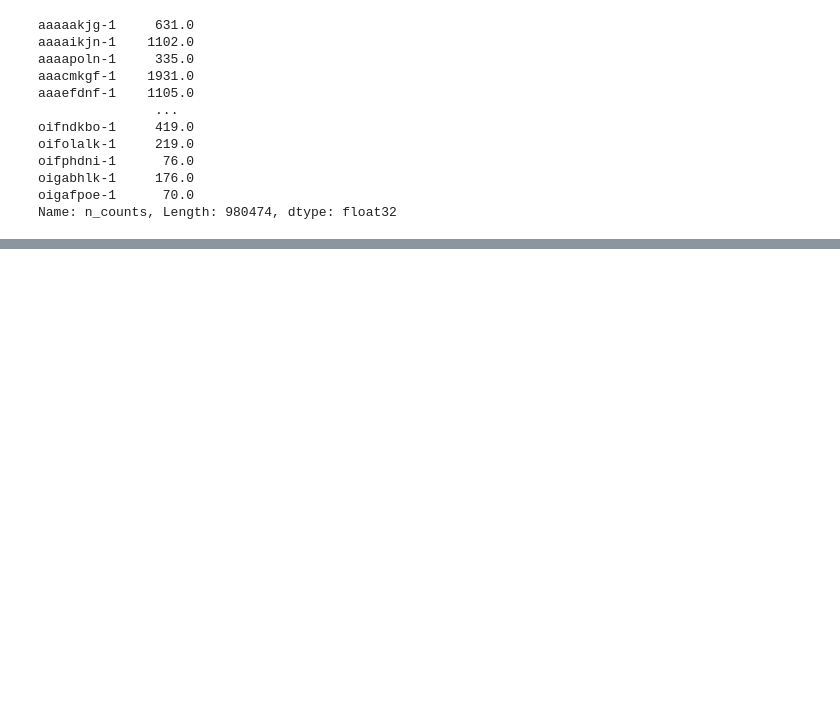
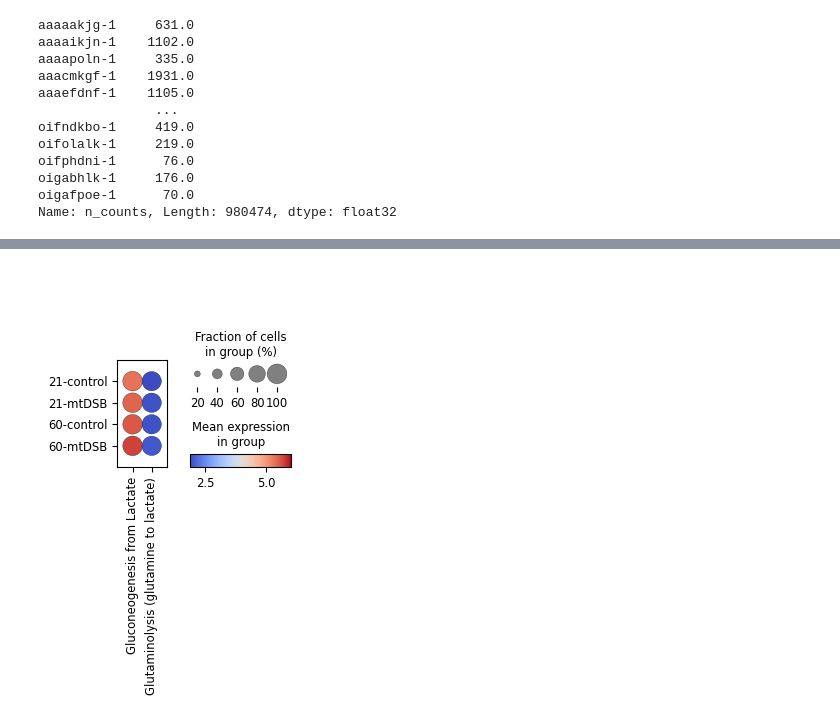
Before and after one commit to christoffermattssonlangseth/oligo-mtDSB, a Jupyter notebook: notebooks-03/03-sccellfie-oligomtDSB.ipynb, the cells around one changed output, grey strips where cells are left out. Cells and saved outputs as stored; diff of their text form; code cells hidden in the pictures; blank space fills up the shorter version.

```diff
--- a/notebooks-03/03-sccellfie-oligomtDSB.ipynb
+++ b/notebooks-03/03-sccellfie-oligomtDSB.ipynb
@@ -74,0 +162,11 @@ sc.pl.dotplot(
+# %%
+results['adata'].metabolic_tasks.obs['age-condition'] = results['adata'].metabolic_tasks.obs['age'].astype(str) + '-' + results['adata'].metabolic_tasks.obs['condition'].astype(str)
+# %%
+sc.pl.dotplot(
+    results['adata'].metabolic_tasks,
+    var_names=[i for i in results['adata'].metabolic_tasks.var.index if "lactate" in i.lower()],
+    groupby="age-condition",
+    color_map="coolwarm",vmax = 6,
+)
+# %% [output]
+[figure, added]
```
Also changed, not shown: parts of 24 cells of this notebook, 2 other files.
